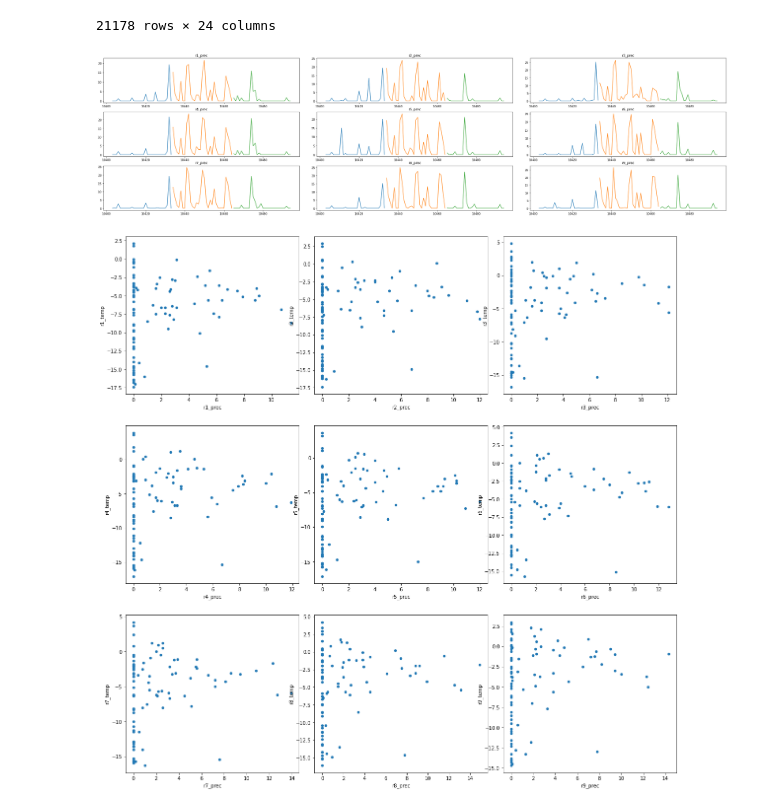
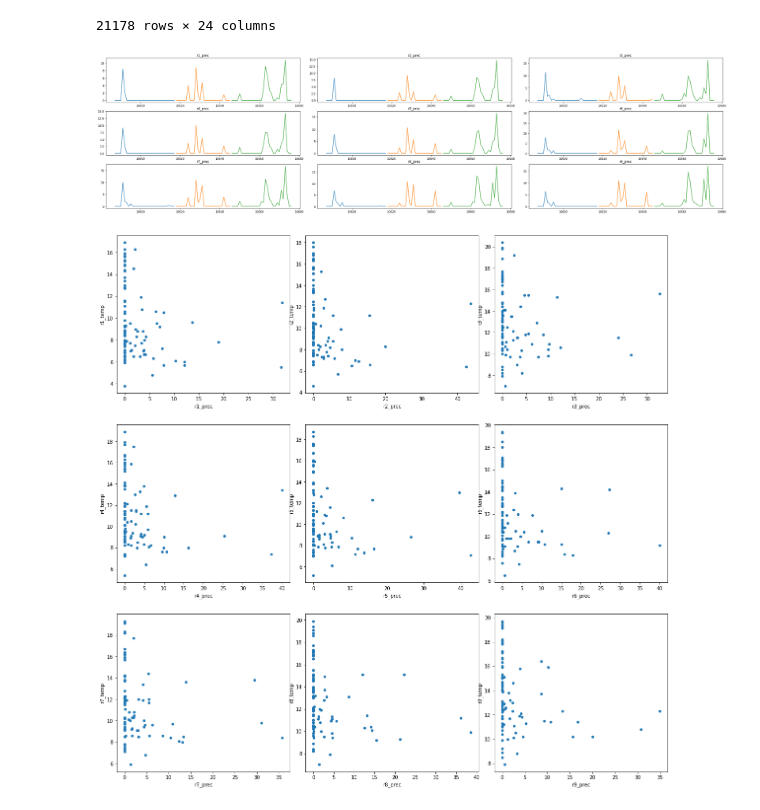
Before and after one commit to HernandezM22/TDA-ClimateAI, a Jupyter notebook: cleaning.ipynb, the cells around one changed output. Saved outputs shown, nothing was run; the diff lists cells and outputs as text; code cells hidden in the pictures.

```diff
--- a/cleaning.ipynb
+++ b/cleaning.ipynb
@@ -316,10 +316,10 @@ def plot_seasonal_scatterplot(data, season, year):
 
     plt.show()
 # %%
-plot_seasonal_time_series(test, "Summer", 1986, "Prec")
+plot_seasonal_time_series(test, "Winter", 1987, "Prec")
 # %% [output]
-[figure, old version]
+[figure, new version]
 # %%
-plot_seasonal_scatterplot(test, "Winter", 1999)
+plot_seasonal_scatterplot(test, "Summer", 1999)
 # %% [output]
-[figure, old version]
+[figure, new version]
```
Also changed, not shown: 2 other files.
